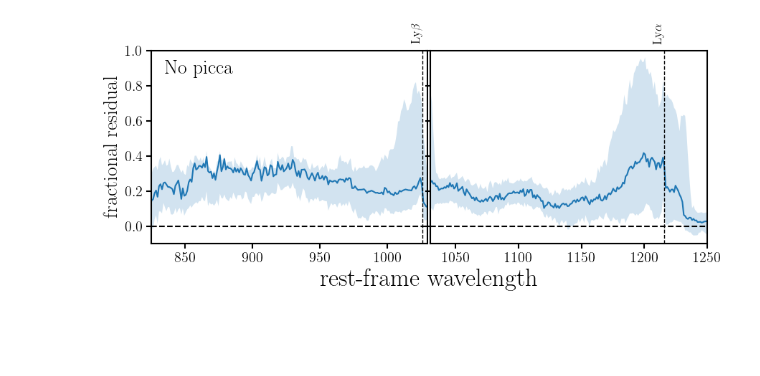
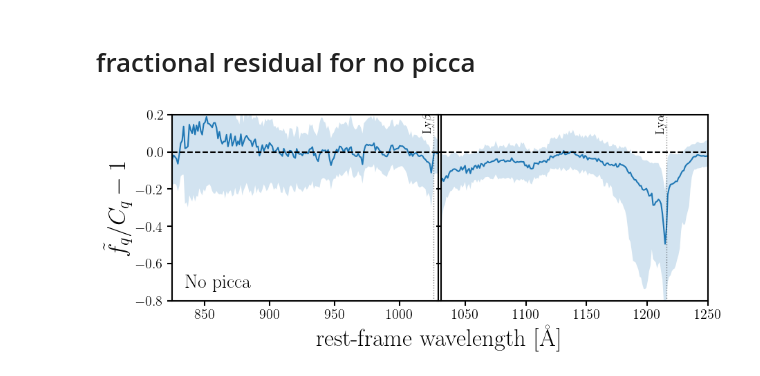
Before and after one commit to changhoonhahn/SpenderQ, a Jupyter notebook: doc/methods_paper/validation.ipynb, the cells around one changed output. Drawn from its saved outputs; the diff is of its cells as text; code cells hidden in the pictures; blank space fills up the shorter version.

```diff
--- a/doc/methods_paper/validation.ipynb
+++ b/doc/methods_paper/validation.ipynb
@@ -43,3 +76,3 @@ recon = np.load('/tigress/chhahn/spender_qso/train/DESIlondon_highz.rebin.iter%i
 # %%
-picca = U.london_picca('LyA')
+picca_lya = U.london_picca('LyA')
 picca_lyb = U.london_picca('LyB')
@@ -168,6 +209,6 @@ no fit
 no fit
 no fit
 # %%
-picca_fail = np.all(dcont_picca == -999, axis=1)
-print(np.mean(picca_fail))
+picca_fail_lya = np.all(dcont_picca_lya == -999, axis=1)
+print(np.mean(picca_fail_lya))
 # %% [output]
@@ -182,7 +223,7 @@ print(np.mean(picca_fail_lyb))
 dcont_q = np.zeros((len(wave_rest_rebin), 5))
 dfcont_q = np.zeros((len(wave_rest_rebin), 5))
 for i in np.arange(len(wave_rest_rebin)):
-    has_spectra = (dcont_recon[:,i] != -999.) & ~picca_fail
+    has_spectra = (dcont_recon[:,i] != -999.)# & ~picca_fail_lya
 
     if np.sum(has_spectra):
         dcont_q[i,:] = np.quantile(dcont_recon[:,i][has_spectra], [0.025, 0.16, 0.5, 0.84, 0.975])
@@ -192,7 +233,7 @@ for i in np.arange(len(wave_rest_rebin)):
 dcont_q_nopicca = np.zeros((len(wave_rest_rebin), 5))
 dfcont_q_nopicca = np.zeros((len(wave_rest_rebin), 5))
 for i in np.arange(len(wave_rest_rebin)):
-    has_spectra = (dcont_recon[:,i] != -999.) & picca_fail
+    has_spectra = (dcont_recon[:,i] != -999.) & picca_fail_lya
 
     if np.sum(has_spectra):
         dcont_q_nopicca[i,:] = np.quantile(dcont_recon[:,i][has_spectra], [0.025, 0.16, 0.5, 0.84, 0.975])
@@ -209,14 +250,14 @@ for i in np.arange(len(wave_rest_rebin)):
         dfcont_q_nopicca_lyb[i,:] = np.quantile(dfcont_recon[:,i][has_spectra], [0.025, 0.16, 0.5, 0.84, 0.975])
 
 # picca performance on QSO with picca
-dcont_picca_q = np.zeros((len(wave_rest_rebin), 5))
-dfcont_picca_q = np.zeros((len(wave_rest_rebin), 5))
+dcont_picca_lya_q = np.zeros((len(wave_rest_rebin), 5))
+dfcont_picca_lya_q = np.zeros((len(wave_rest_rebin), 5))
 for i in np.arange(len(wave_rest_rebin)):
-    has_spectra = (dcont_picca[:,i] != -999.) & ~picca_fail
+    has_spectra = (dcont_picca_lya[:,i] != -999.) & ~picca_fail_lya
 
     if np.sum(has_spectra):
-        dcont_picca_q[i,:] = np.quantile(dcont_picca[:,i][has_spectra], [0.025, 0.16, 0.5, 0.84, 0.975])
-        dfcont_picca_q[i,:] = np.quantile(dfcont_picca[:,i][has_spectra], [0.025, 0.16, 0.5, 0.84, 0.975])
+        dcont_picca_lya_q[i,:] = np.quantile(dcont_picca_lya[:,i][has_spectra], [0.025, 0.16, 0.5, 0.84, 0.975])
+        dfcont_picca_lya_q[i,:] = np.quantile(dfcont_picca_lya[:,i][has_spectra], [0.025, 0.16, 0.5, 0.84, 0.975])
 
 # picca lyb performance on QSO with picca lyb
 dcont_picca_lyb_q = np.zeros((len(wave_rest_rebin), 5))
@@ -374,46 +572,48 @@ Text(0.5, 0, 'rest-frame wavelength')
+# %% [markdown]
+# fractional residual for no picca
 # %%
 fig = plt.figure(figsize=(10,3.5))
 gs = gridspec.GridSpec(1, 2, width_ratios=[1, 1])
 
 # fractional residual
 sub = plt.subplot(gs[0])
-sub.fill_between(wave_rest_rebin, dfcont_q_nopicca_lyb[:,1], dfcont_q_nopicca_lyb[:,3],
+sub.fill_between(wave_rest_rebin, -dfcont_q_nopicca_lyb[:,1], -dfcont_q_nopicca_lyb[:,3],
                  color='C0', edgecolor='none', alpha=0.2, label='SpenderQ')
-sub.plot(wave_rest_rebin, dfcont_q_nopicca_lyb[:,2], color='C0')
+sub.plot(wave_rest_rebin, -dfcont_q_nopicca_lyb[:,2], color='C0')
 
 sub.axhline(0., color='k', linestyle='--')
-sub.axvline(1026, color='k', linewidth=1, linestyle='--')
-sub.text(1026, 1.15, r'Ly$\beta$', rotation=90., ha='right', va='top', fontsize=12)
-sub.text(0.05, 0.95, 'No picca', transform=sub.transAxes, ha='left', va='top', fontsize=20)
+sub.axvline(1026, color='k', linewidth=1, linestyle=':', alpha=0.5)
+sub.text(1026, 0.2, r'Ly$\beta$', rotation=90., ha='right', va='top', fontsize=12)
+sub.text(0.05, 0.05, 'No picca', transform=sub.transAxes, ha='left', va='bottom', fontsize=20)
 
 sub.set_xlim(825., 1030.)
 
-sub.set_ylim(-0.1, 1.)
-sub.set_ylabel('fractional residual', fontsize=20)
+sub.set_ylim(-0.8, 0.2)
+sub.set_ylabel(r'$\tilde{f}_q/C_q - 1$', fontsize=25)
 
 # fractional residual
 sub = plt.subplot(gs[1])
-sub.fill_between(wave_rest_rebin, dfcont_q_nopicca[:,1], dfcont_q_nopicca[:,3],
+sub.fill_between(wave_rest_rebin, -dfcont_q_nopicca[:,1], -dfcont_q_nopicca[:,3],
                  color='C0', edgecolor='none', alpha=0.2, label='SpenderQ')
-sub.plot(wave_rest_rebin, dfcont_q_nopicca[:,2], color='C0')
+sub.plot(wave_rest_rebin, -dfcont_q_nopicca[:,2], color='C0')
 
 sub.axhline(0., color='k', linestyle='--')
 
-sub.axvline(1216, color='k', linewidth=1, linestyle='--')
-sub.text(1216, 1.15, r'Ly$\alpha$', rotation=90., ha='right', va='top', fontsize=12)
+sub.axvline(1216, color='k', linewidth=1, linestyle=':', alpha=0.5)
+sub.text(1216, 0.2, r'Ly$\alpha$', rotation=90., ha='right', va='top', fontsize=12)
 
 sub.set_xlim(1030., 1250.)
 sub.set_xticks([1050, 1100, 1150, 1200, 1250])
 
-sub.set_ylim(-0.1, 1.)
+sub.set_ylim(-0.8, 0.2)
 sub.set_yticklabels([])
 
 fig.subplots_adjust(hspace=0.1, wspace=0.01)
 
 sub = fig.add_subplot(111, frameon=False)
 sub.tick_params(labelcolor='none', which='both', top=False, bottom=False, left=False, right=False)
-sub.set_xlabel('rest-frame wavelength', fontsize=25)
+sub.set_xlabel(r'rest-frame wavelength [\r{A}]', fontsize=25)
 
-plt.savefig('spenderq_mock_recon_resid_nopicca.pdf', bbox_inches='tight')
+plt.savefig('recon_resid_nopicca.pdf', bbox_inches='tight')
 # %% [output]
-[figure, old version]
+[figure, new version]
```
Also changed, not shown: parts of 18 cells of this notebook.
